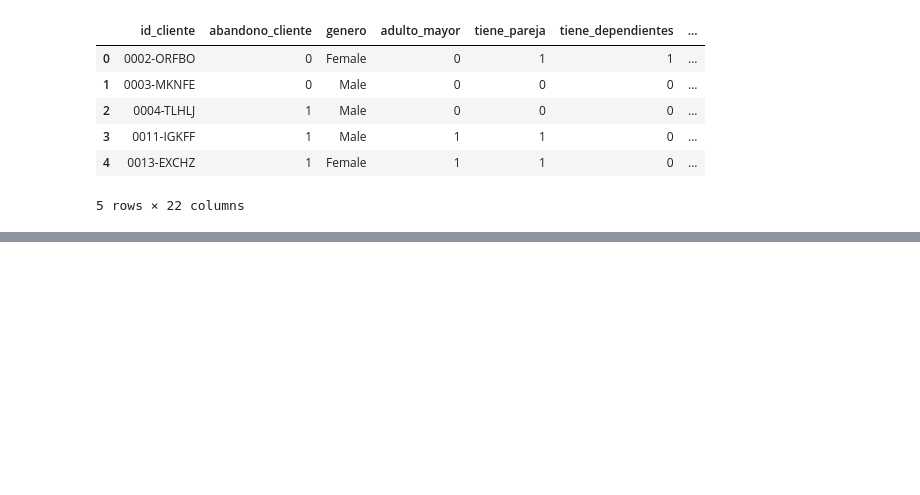
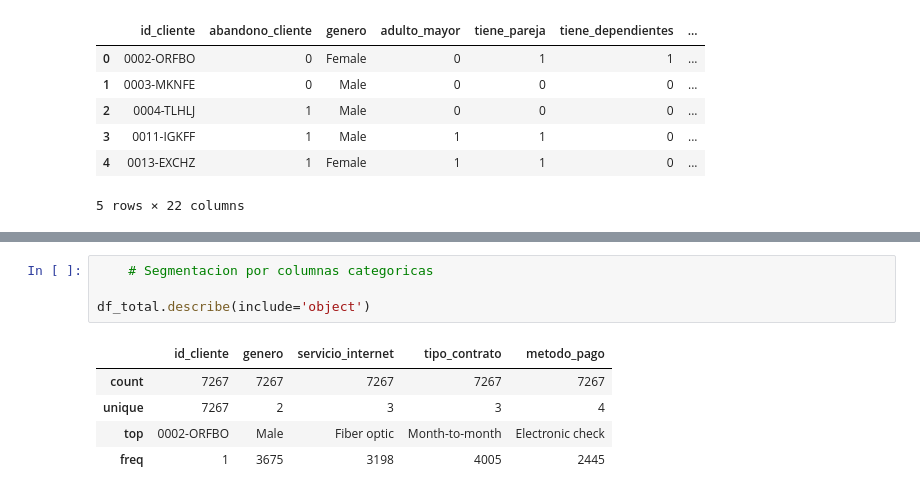
Before and after one commit to dvalderaa/Challenge_TelecomX, a Jupyter notebook: TelecomX.ipynb, the cells around one changed output, grey strips where cells are left out. Saved outputs shown, nothing was run; the diff lists cells and outputs as text; blank space fills up the shorter version.

```diff
--- a/TelecomX.ipynb
+++ b/TelecomX.ipynb
@@ -281,0 +344,10 @@ memory usage: 1.2+ MB
+# %%
+    # Segmentacion por columnas categoricas
+
+df_total.describe(include='object')
+# %% [output]
+|  | id_cliente | genero | servicio_internet | tipo_contrato | metodo_pago |
+| count | 7267 | 7267 | 7267 | 7267 | 7267 |
+| unique | 7267 | 2 | 3 | 3 | 4 |
+| top | 0002-ORFBO | Male | Fiber optic | Month-to-month | Electronic check |
+| freq | 1 | 3675 | 3198 | 4005 | 2445 |
```
Also changed, not shown: parts of 4 cells of this notebook.
